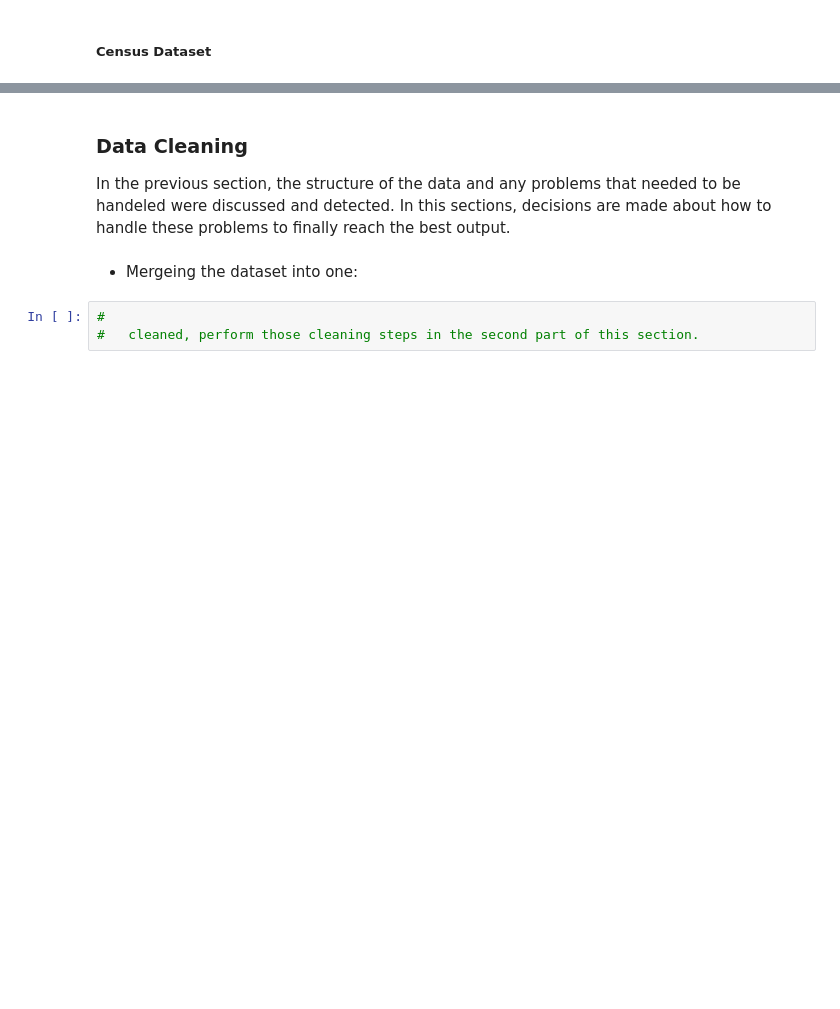
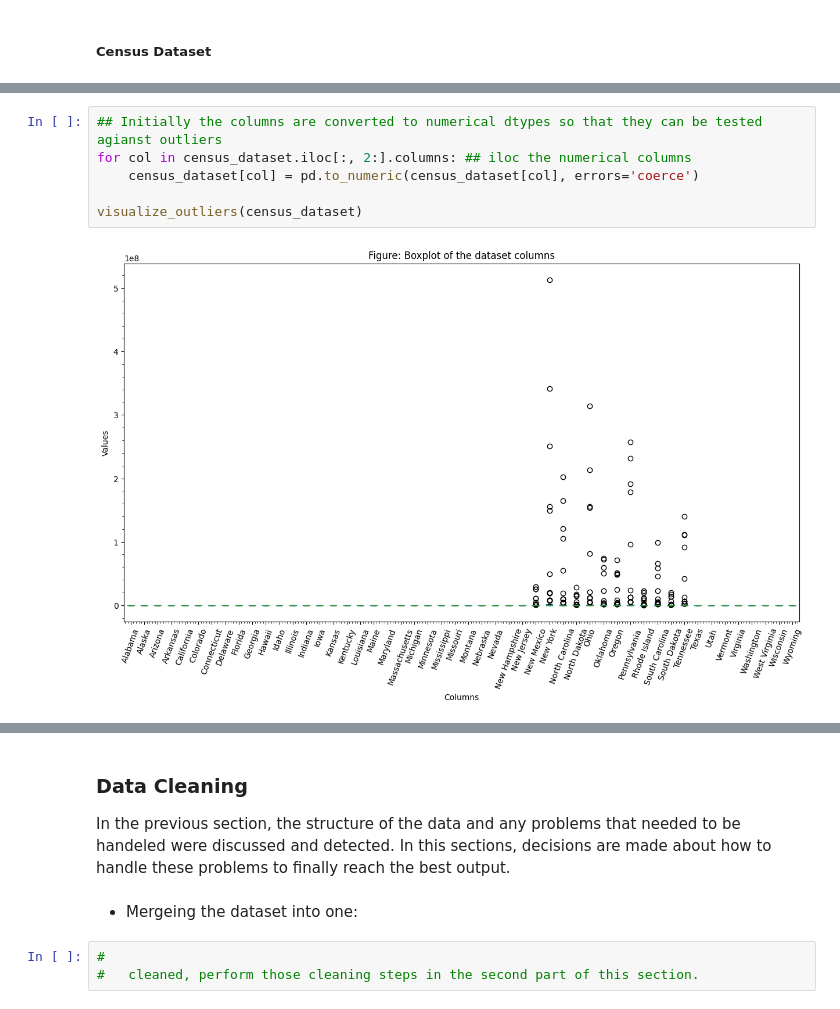
Before and after one commit to sondosaabed/NICS-firearm-background-checks-investigation, a Jupyter notebook: Investigatimg_Ncis_and_Census_data.ipynb, the cells around one changed output, grey strips where cells are left out. Saved outputs shown, nothing was run; the diff lists cells and outputs as text; blank space fills up the shorter version.

```diff
--- a/Investigatimg_Ncis_and_Census_data.ipynb
+++ b/Investigatimg_Ncis_and_Census_data.ipynb
@@ -532,0 +581,8 @@ census_dataset.duplicated().sum()
+# %%
+## Initially the columns are converted to numerical dtypes so that they can be tested agianst outliers
+for col in census_dataset.iloc[:, 2:].columns: ## iloc the numerical columns
+    census_dataset[col] = pd.to_numeric(census_dataset[col], errors='coerce')
+
+visualize_outliers(census_dataset)
+# %% [output]
+[figure, added]
```
Also changed, not shown: parts of 34 cells of this notebook.
